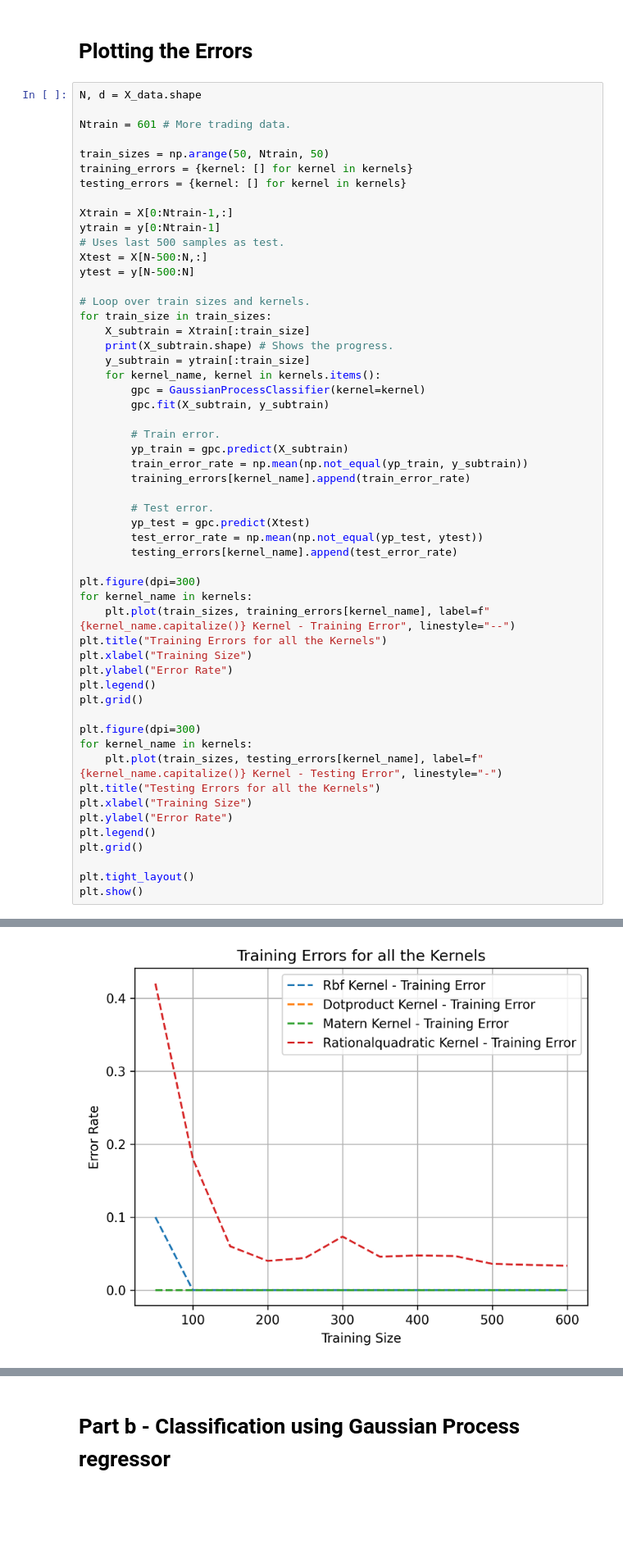
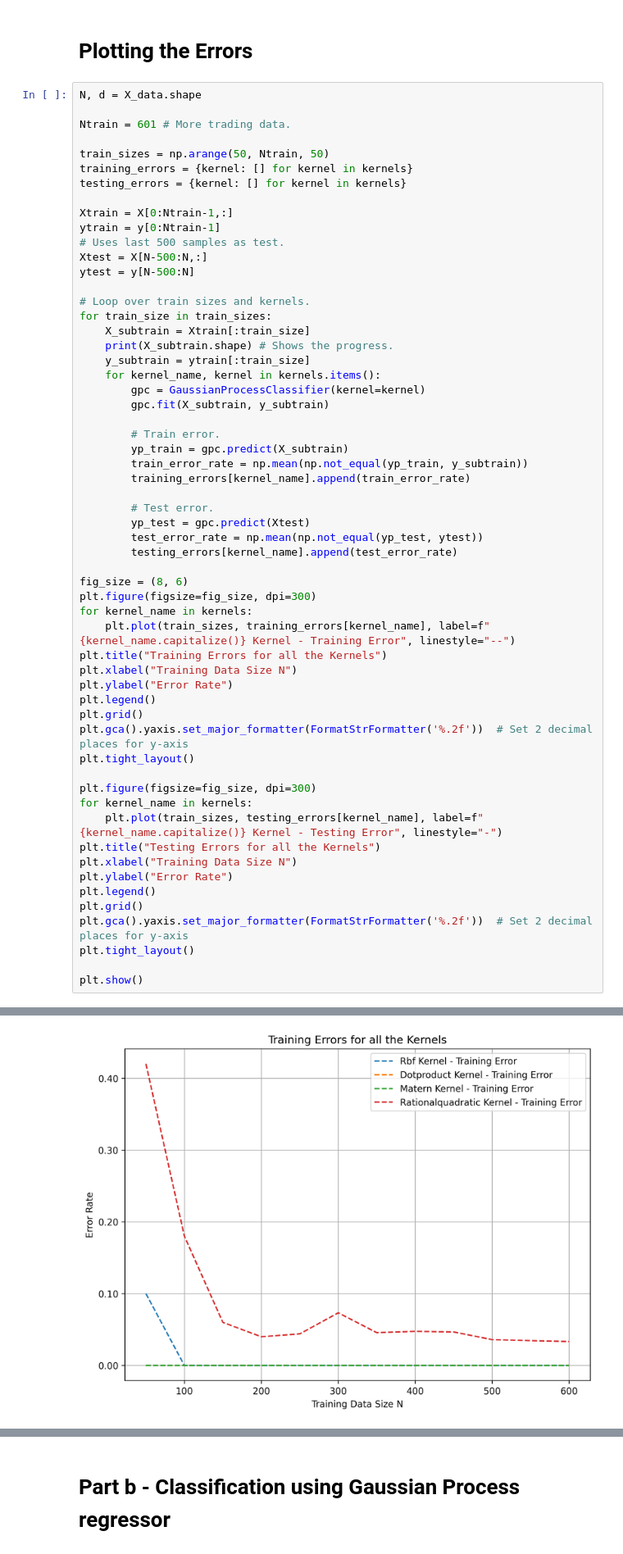
Before and after one commit to AntonVict/Statistical_Machine_Learning_Projects, a Jupyter notebook: Project1/GP/Project_Part2_GP.ipynb, the cells around one changed output, grey strips where cells are left out. Shown at 82% size. Cells and saved outputs as stored; diff of their text form; blank space fills up the shorter version.

```diff
--- a/Project1/GP/Project_Part2_GP.ipynb
+++ b/Project1/GP/Project_Part2_GP.ipynb
@@ -161,37 +162,41 @@ for train_size in train_sizes:
         test_error_rate = np.mean(np.not_equal(yp_test, ytest))
         testing_errors[kernel_name].append(test_error_rate)
 
-plt.figure(dpi=300)
+fig_size = (8, 6)
+plt.figure(figsize=fig_size, dpi=300)
 for kernel_name in kernels:
     plt.plot(train_sizes, training_errors[kernel_name], label=f"{kernel_name.capitalize()} Kernel - Training Error", linestyle="--")
 plt.title("Training Errors for all the Kernels")
-plt.xlabel("Training Size")
+plt.xlabel("Training Data Size N")
 plt.ylabel("Error Rate")
 plt.legend()
 plt.grid()
+plt.gca().yaxis.set_major_formatter(FormatStrFormatter('%.2f'))  # Set 2 decimal places for y-axis
+plt.tight_layout()
 
-plt.figure(dpi=300)
+plt.figure(figsize=fig_size, dpi=300)
 for kernel_name in kernels:
     plt.plot(train_sizes, testing_errors[kernel_name], label=f"{kernel_name.capitalize()} Kernel - Testing Error", linestyle="-")
 plt.title("Testing Errors for all the Kernels")
-plt.xlabel("Training Size")
+plt.xlabel("Training Data Size N")
 plt.ylabel("Error Rate")
 plt.legend()
 plt.grid()
+plt.gca().yaxis.set_major_formatter(FormatStrFormatter('%.2f'))  # Set 2 decimal places for y-axis
+plt.tight_layout()
 
-plt.tight_layout()
 plt.show()
 # %% [output]
 (50, 64)
 (100, 64)
 (150, 64)
 (200, 64)
 (250, 64)
 (300, 64)
 (350, 64)
 (400, 64)
 (450, 64)
 (500, 64)
 (550, 64)
 (600, 64)
-[figure, old version]
+[figure, new version]
```
Also changed, not shown: parts of 3 cells of this notebook, 4 other files.
